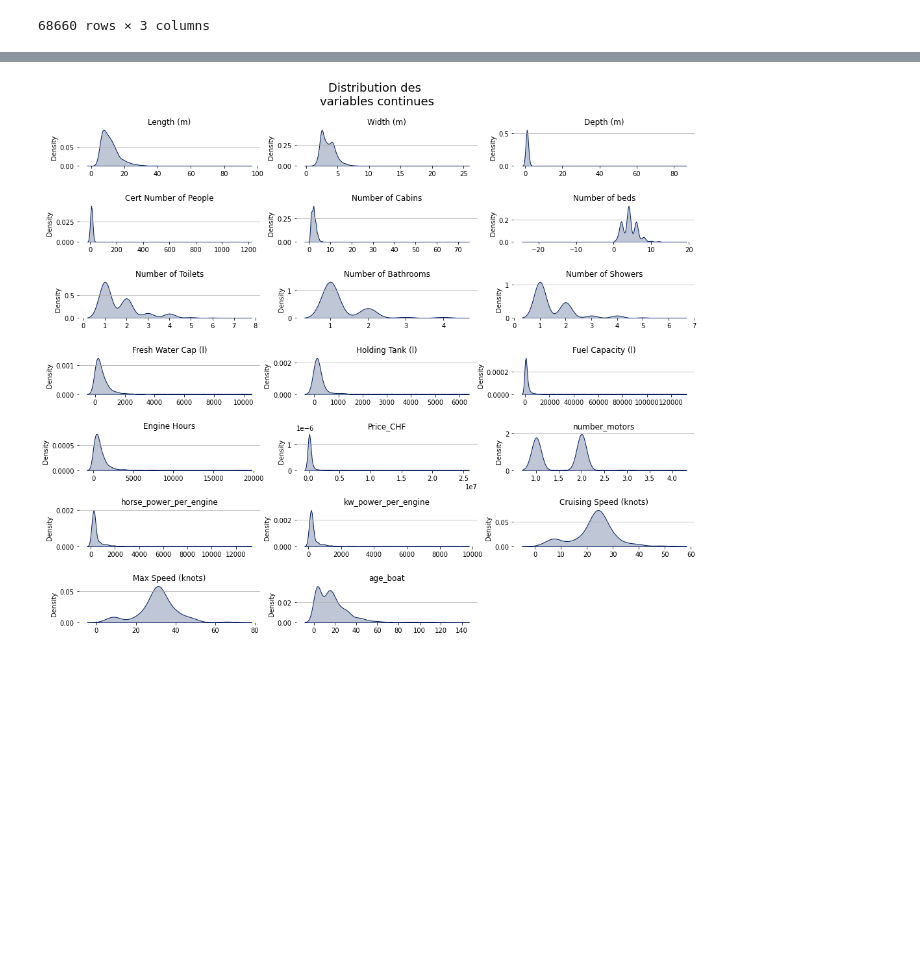
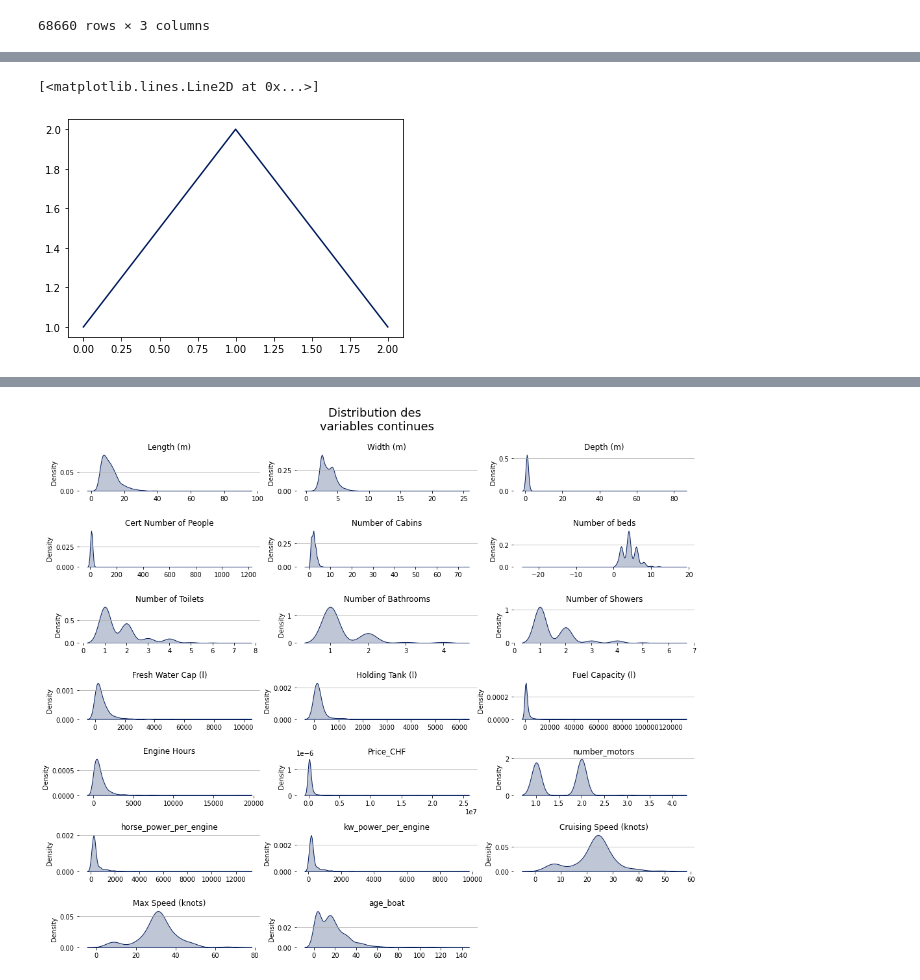
Before and after one commit to kristy25/AcademyPublic, a Jupyter notebook: Untitled1.ipynb, the cells around one changed output, grey strips where cells are left out. Drawn from its saved outputs; the diff is of its cells as text; code cells hidden in the pictures; blank space fills up the shorter version.

```diff
--- a/Untitled1.ipynb
+++ b/Untitled1.ipynb
@@ -1777,0 +1786,5 @@ temp
+# %%
+plt.plot([1, 2, 1])
+# %% [output]
+[<matplotlib.lines.Line2D at 0x...>]
+[figure, added]
```
Also changed, not shown: parts of 9 cells of this notebook.
